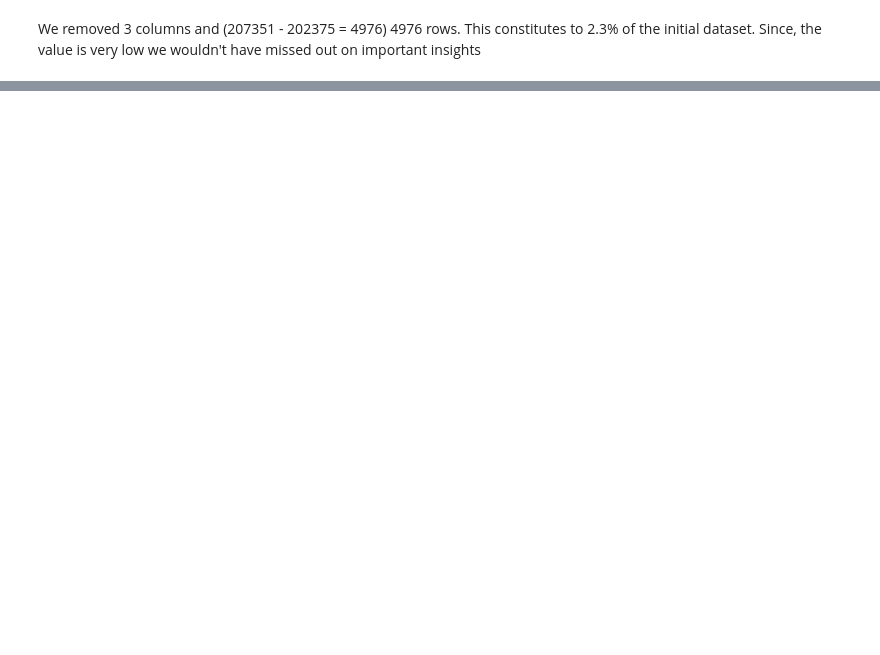
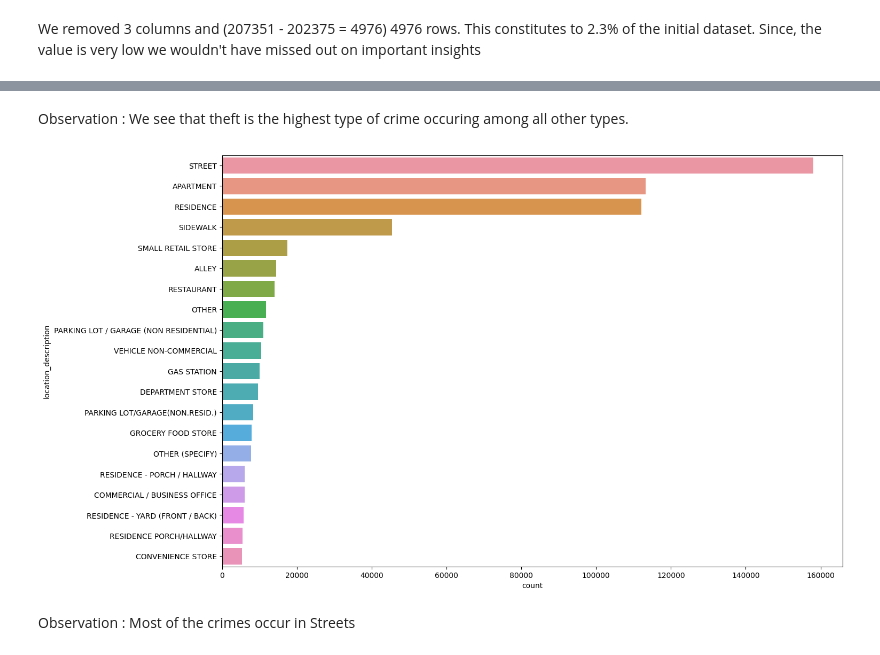
Before and after one commit to CS418/group-project-data-explorers, a Jupyter notebook: crime_prediction_chicago.ipynb, the cells around one changed output, grey strips where cells are left out. Drawn from its saved outputs; the diff is of its cells as text; code cells hidden in the pictures; blank space fills up the shorter version.

```diff
--- a/crime_prediction_chicago.ipynb
+++ b/crime_prediction_chicago.ipynb
@@ -165,0 +206,14 @@ We removed 3 columns and (207351 - 202375 = 4976) 4976 rows. This constitutes to
+# %% [markdown]
+Observation : We see that theft is the highest type of crime occuring among all other types.
+# %%
+#Visualize amount of crimes by location of crime. We take highest 20
+plt.figure(figsize = (15, 10))
+sns.countplot(y = 'location_description',
+              data = crimes_df,
+              order = crimes_df['location_description'].value_counts().iloc[:20].index)
+
+plt.show()
+# %% [output]
+[figure, added]
+# %% [markdown]
+Observation : Most of the crimes occur in Streets
```
Also changed, not shown: parts of 25 cells of this notebook.
